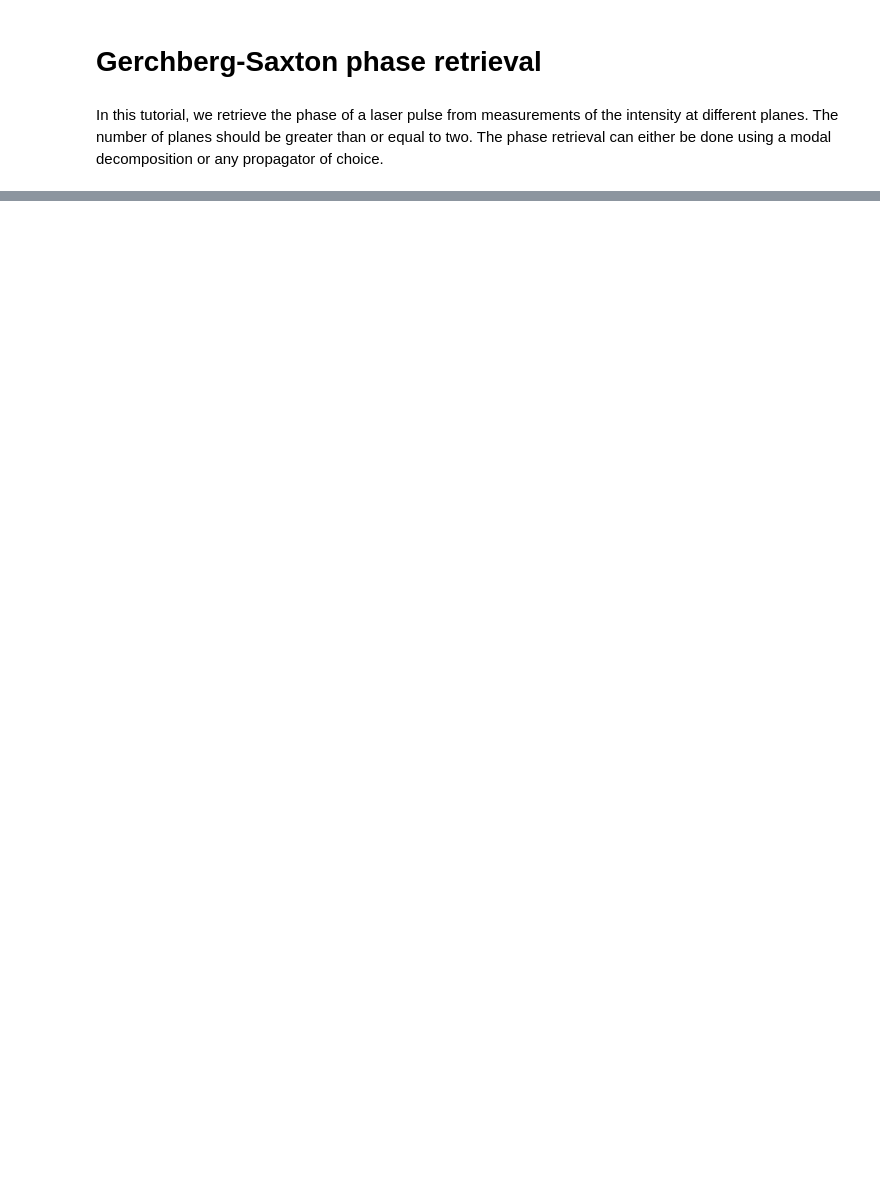
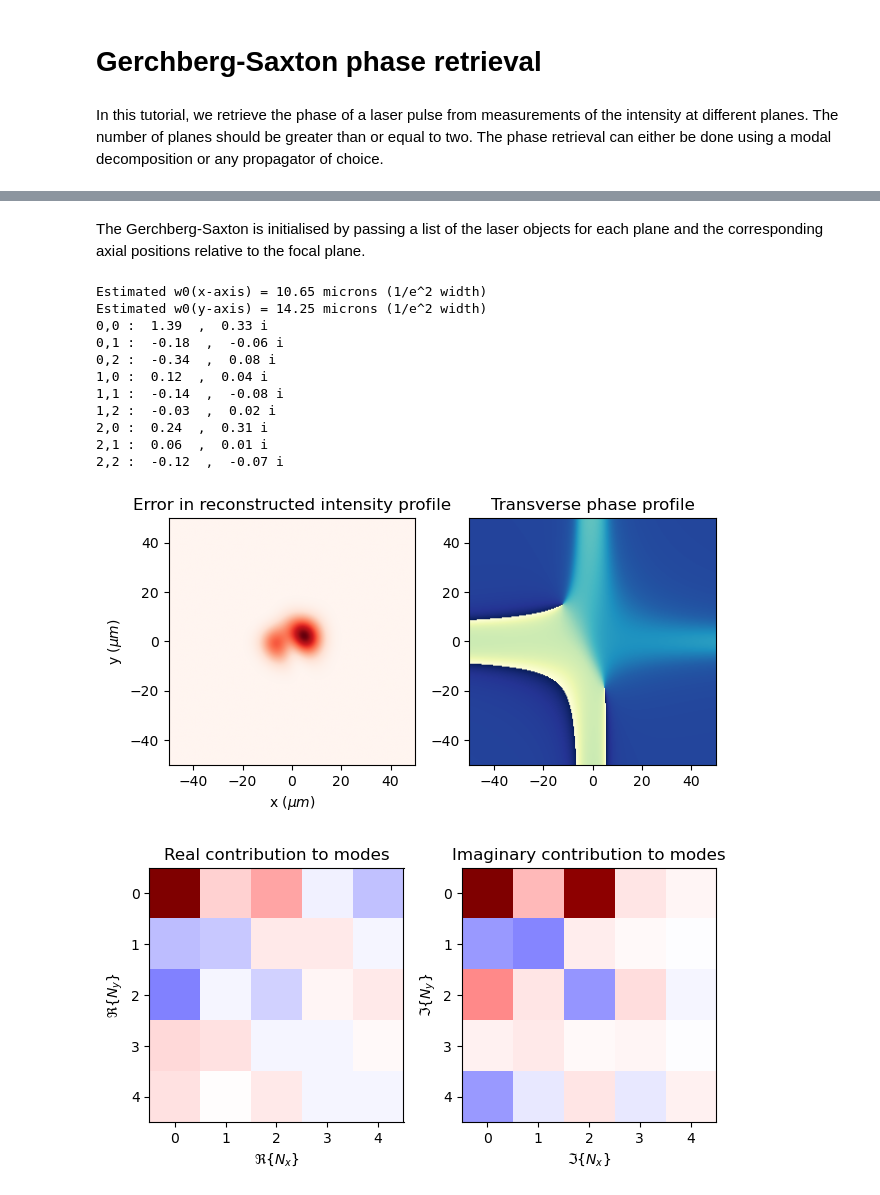
Before and after one commit to LASY-org/lasy, a Jupyter notebook: docs/source/tutorials/gerchberg_saxton_retrieval.ipynb, the cells around one changed output, grey strips where cells are left out. Cells and saved outputs as stored; diff of their text form; code cells hidden in the pictures; blank space fills up the shorter version.

```diff
--- a/docs/source/tutorials/gerchberg_saxton_retrieval.ipynb
+++ b/docs/source/tutorials/gerchberg_saxton_retrieval.ipynb
@@ -229,0 +156,73 @@ chi2Grad = 0.0000000 %
+# %% [markdown]
+The Gerchberg-Saxton is initialised by passing a list of the laser objects for each plane and the corresponding axial positions relative to the focal plane.
+# %%
+gs = GerchbergSaxton(field, zVals, m_max=5, n_max=5, max_iter=20, verbose=True)
+
+i = 2 # Index of plane to check initial guess
+
+# Plot the transverse laser profile
+intensity = epsilon_0 * c / 2 * np.abs(HG_laser.grid.get_temporal_field()) ** 2
+prof1 = np.sum(intensity, axis=-1).T * HG_laser.grid.dx[-1]
+phase1 = np.sum(np.angle(HG_laser.grid.get_temporal_field()), axis=-1).T/(np.pi)
+
+# Reconstructed profile
+intensity = epsilon_0 * c / 2 * np.abs(gs.lasers[i].grid.get_temporal_field()) ** 2
+prof2 = np.sum(intensity, axis=-1).T * gs.lasers[i].grid.dx[-1]
+phase2 = np.sum(np.angle(gs.lasers[i].grid.get_temporal_field()), axis=-1).T/(np.pi)
+
+# Normalized errors
+prof3 = (prof1 - prof2) / np.max(prof1)
+phase3 = (phase1 - phase2) / np.max(phase1)
+
+extent = (
+    gs.lasers[i].grid.axes[0].min() * 1e6,
+    gs.lasers[i].grid.axes[0].max() * 1e6,
+    gs.lasers[i].grid.axes[1].min() * 1e6,
+    gs.lasers[i].grid.axes[1].max() * 1e6,
+)
+
+fig,ax = plt.subplots(1,2)
+im = ax[0].imshow(prof1,aspect='equal',extent=extent,cmap='Reds')
+ax[0].set_xlabel(r'x ($\mu m$)')
+ax[0].set_ylabel(r'y ($\mu m$)')
+ax[0].set_title('Error in reconstructed intensity profile')
+ax[1].imshow(phase1, extent=extent, cmap="YlGnBu")
+ax[1].set_title('Transverse phase profile')
+plt.tight_layout()
+plt.show()
+
+# Plot mode contributions
+calculatedModes = gs.modes
+modesReal = np.zeros((gs.m_max,gs.n_max))
+modesImag = np.zeros((gs.m_max,gs.n_max))
+for i in range(gs.n_max):
+    for j in range(gs.m_max):
+        modesReal[i,j] = np.real(calculatedModes[(j,i)])
+        modesImag[i,j] = np.imag(calculatedModes[(j,i)])
+
+fig,ax = plt.subplots(1,2)
+extent=(gs.x.min()*1e6,gs.x.max()*1e6,gs.y.min()*1e6,gs.y.max()*1e6)
+ax[0].imshow(modesReal,aspect='equal',cmap='seismic',vmin=-np.max(np.abs(modesReal)),vmax=np.max(np.abs(modesReal)))
+ax[0].set_xlabel(r'$\Re\{N_x\}$')
+ax[0].set_ylabel(r'$\Re\{N_y\}$')
+ax[0].set_title("Real contribution to modes")
+ax[1].imshow(modesImag,aspect='equal',cmap='seismic',vmin=-np.max(np.abs(modesImag)),vmax=np.max(np.abs(modesImag)))
+ax[1].set_xlabel(r'$\Im\{N_x\}$')
+ax[1].set_ylabel(r'$\Im\{N_y\}$')
+ax[1].set_title("Imaginary contribution to modes")
+plt.tight_layout()
+plt.show()
+# %% [output]
+Estimated w0(x-axis) = 10.65 microns (1/e^2 width)
+Estimated w0(y-axis) = 14.25 microns (1/e^2 width)
+0,0 :  1.39  ,  0.33 i
+0,1 :  -0.18  ,  -0.06 i
+0,2 :  -0.34  ,  0.08 i
+1,0 :  0.12  ,  0.04 i
+1,1 :  -0.14  ,  -0.08 i
+1,2 :  -0.03  ,  0.02 i
+2,0 :  0.24  ,  0.31 i
+2,1 :  0.06  ,  0.01 i
+2,2 :  -0.12  ,  -0.07 i
+[figure, added]
+[figure, added]
```
Also changed, not shown: parts of 10 cells of this notebook, 1 other file.
